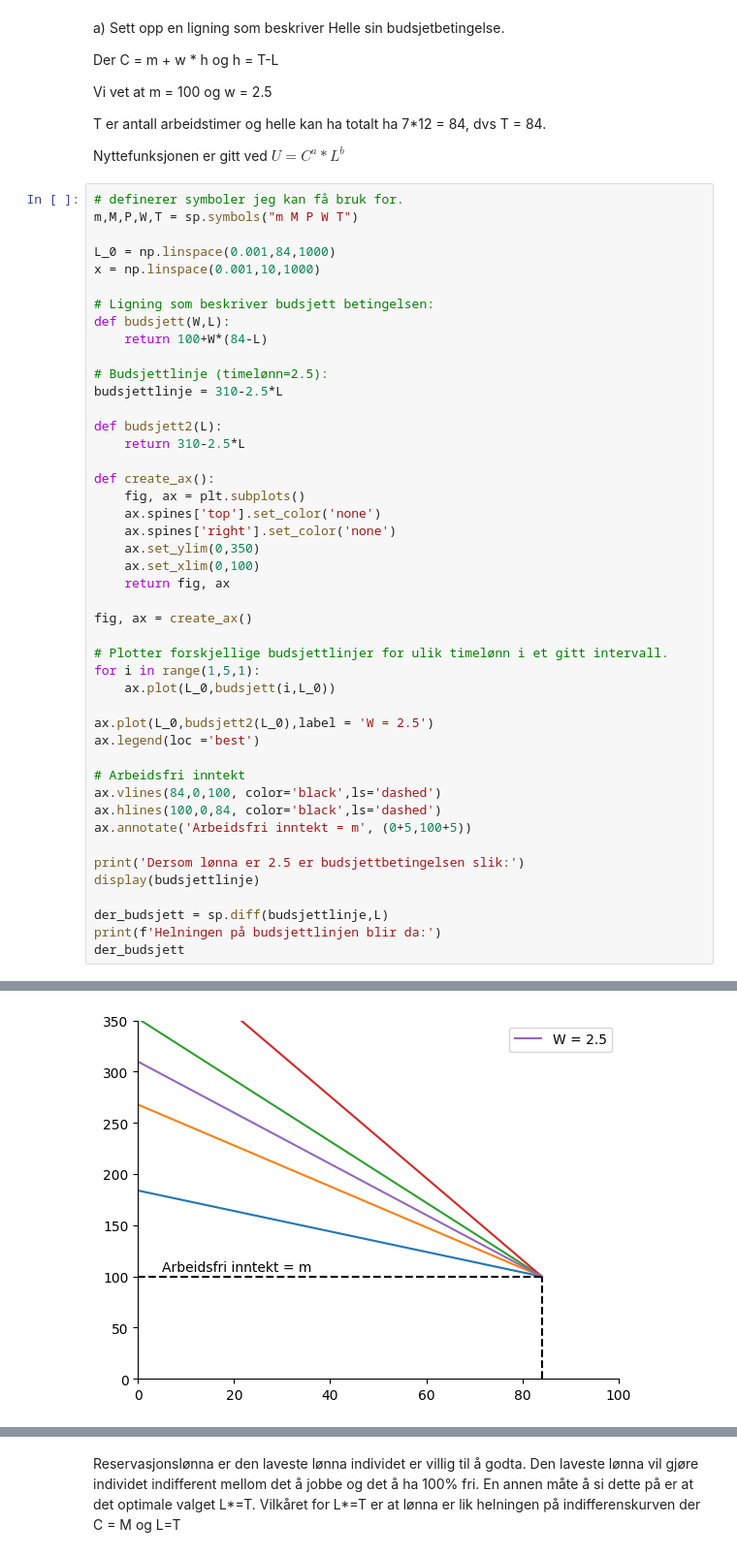
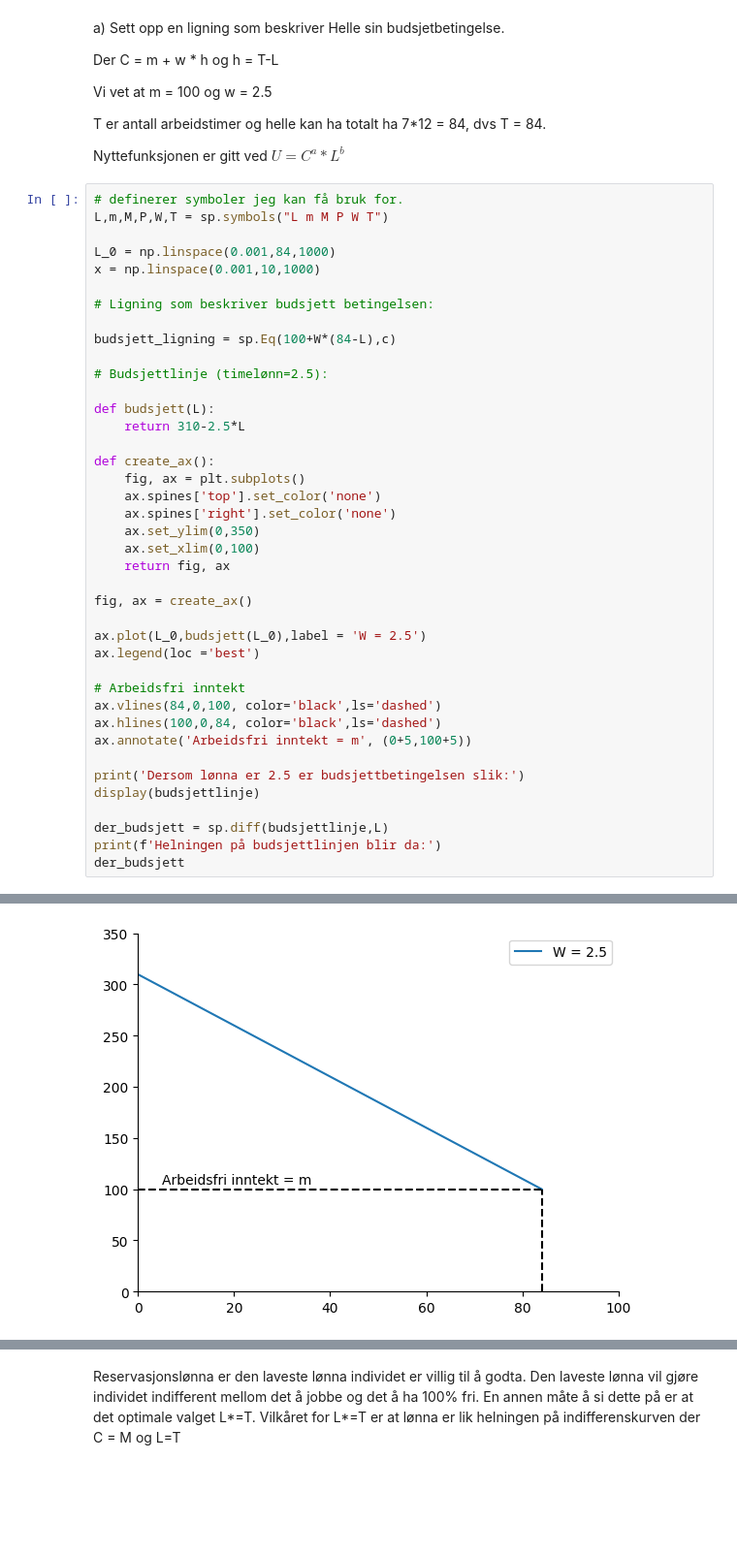
Before and after one commit to loopdiggaz/SOK2008, a Jupyter notebook: Oppgave_seminar1.ipynb, the cells around one changed output, grey strips where cells are left out. Shown at 97% size. Cells and saved outputs as stored; diff of their text form; blank space fills up the shorter version.

```diff
--- a/Oppgave_seminar1.ipynb
+++ b/Oppgave_seminar1.ipynb
@@ -15,55 +15,50 @@ T er antall arbeidstimer og helle kan ha totalt ha 7*12 = 84, dvs T = 84.
 Nyttefunksjonen er gitt ved $ U = C^a*L^b $
 # %%
 # definerer symboler jeg kan få bruk for.
-m,M,P,W,T = sp.symbols("m M P W T")
+L,m,M,P,W,T = sp.symbols("L m M P W T")
 
 L_0 = np.linspace(0.001,84,1000)
 x = np.linspace(0.001,10,1000)
 
 # Ligning som beskriver budsjett betingelsen:
-def budsjett(W,L):
-    return 100+W*(84-L)
+
+budsjett_ligning = sp.Eq(100+W*(84-L),c)
 
 # Budsjettlinje (timelønn=2.5):
-budsjettlinje = 310-2.5*L
 
-def budsjett2(L):
+def budsjett(L):
     return 310-2.5*L
 
 def create_ax():
     fig, ax = plt.subplots()
     ax.spines['top'].set_color('none')
     ax.spines['right'].set_color('none')
     ax.set_ylim(0,350)
     ax.set_xlim(0,100)
     return fig, ax
 
 fig, ax = create_ax()
 
-# Plotter forskjellige budsjettlinjer for ulik timelønn i et gitt intervall.
-for i in range(1,5,1):
-    ax.plot(L_0,budsjett(i,L_0))
-
-ax.plot(L_0,budsjett2(L_0),label = 'W = 2.5')
+ax.plot(L_0,budsjett(L_0),label = 'W = 2.5')
 ax.legend(loc ='best')
 
 # Arbeidsfri inntekt
 ax.vlines(84,0,100, color='black',ls='dashed')
 ax.hlines(100,0,84, color='black',ls='dashed')
 ax.annotate('Arbeidsfri inntekt = m', (0+5,100+5))
 
 print('Dersom lønna er 2.5 er budsjettbetingelsen slik:')
 display(budsjettlinje)
 
 der_budsjett = sp.diff(budsjettlinje,L)
 print(f'Helningen på budsjettlinjen blir da:')
 der_budsjett
 # %% [output]
 Dersom lønna er 2.5 er budsjettbetingelsen slik:
 $\displaystyle 310 - 2.5 L$
 Helningen på budsjettlinjen blir da:
 $\displaystyle -2.5$
-[figure, old version]
+[figure, new version]
 # %%
 # tegne indifferenskurver for a= .5, b= .5
 
```
Also changed, not shown: parts of 1 cell of this notebook, 1 other file.
